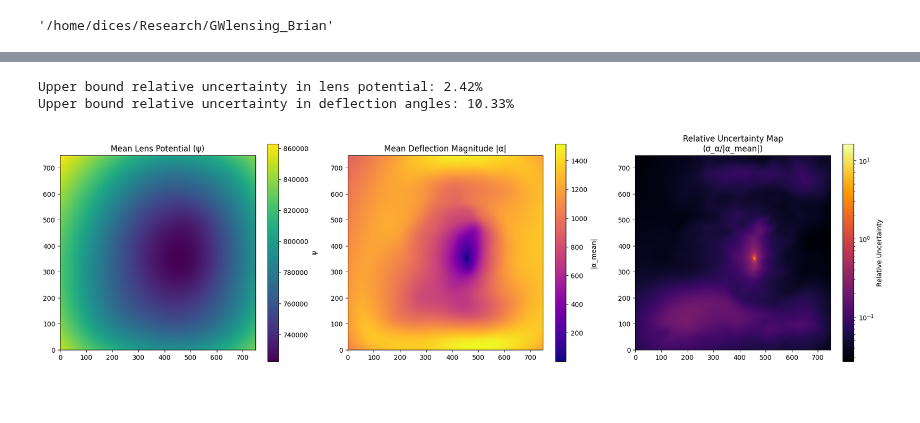
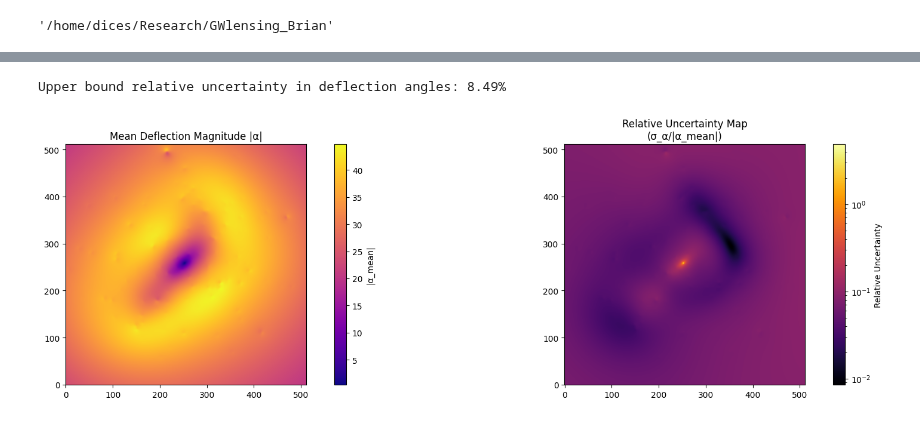
Before and after one commit to diceandcats/GWlensing_Brian, a Jupyter notebook: uncertainty.ipynb, the cells around one changed output, grey strips where cells are left out. Drawn from its saved outputs; the diff is of its cells as text; code cells hidden in the pictures; blank space fills up the shorter version.

```diff
--- a/uncertainty.ipynb
+++ b/uncertainty.ipynb
@@ -37,41 +47,48 @@ Found 0 FITS files.
 # %%
-# --- Step 1: Compute mean and standard deviation for the lens potential maps ---
-phi_mean = np.mean(potentials, axis=0)
-phi_std  = np.std(potentials, axis=0, ddof=1)  # sample standard deviation
-# Compute relative uncertainty for the lens potential:
-# Use the absolute value of the mean potential to avoid division by zero.
-phi_mean_abs = np.abs(phi_mean)
-phi_mean_abs[phi_mean_abs == 0] = 1e-10  # avoid division by zero
-rel_uncertainty_phi = phi_std / phi_mean_abs
+# # --- Step 1: Compute mean and standard deviation for the lens potential maps ---
+# phi_mean = np.mean(potentials, axis=0)
+# phi_std  = np.std(potentials, axis=0, ddof=1)  # sample standard deviation
+# # Compute relative uncertainty for the lens potential:
+# # Use the absolute value of the mean potential to avoid division by zero.
+# phi_mean_abs = np.abs(phi_mean)
+# phi_mean_abs[phi_mean_abs == 0] = 1e-10  # avoid division by zero
+# rel_uncertainty_phi = phi_std / phi_mean_abs
 
-# Compute an overall upper bound uncertainty by taking the 84th percentile.
-upper_bound_fraction_phi = np.percentile(rel_uncertainty_phi, 84)
-upper_bound_percentage_phi = upper_bound_fraction_phi * 100
-print(f"Upper bound relative uncertainty in lens potential: {upper_bound_percentage_phi:.2f}%")
+# # Compute an overall upper bound uncertainty by taking the 84th percentile.
+# upper_bound_fraction_phi = np.percentile(rel_uncertainty_phi, 84)
+# upper_bound_percentage_phi = upper_bound_fraction_phi * 100
+# print(f"Upper bound relative uncertainty in lens potential: {upper_bound_percentage_phi:.2f}%")
 # --- Step 2: Compute deflection maps (alpha = gradient of psi) ---
 # Define pixel scales (adjust dx and dy to your units, e.g., arcsec per pixel)
-dx = 0.25  # adjust as needed
-dy = 0.25  # adjust as needed
 
-def compute_deflection(potential, dx, dy):
-    # np.gradient returns [dψ/dy, dψ/dx] for a 2D array.
-    dpsi_dy, dpsi_dx = np.gradient(potential, dy, dx)
-    # Return a two-channel array: first channel for x-component, second for y-component.
-    return np.stack((dpsi_dx, dpsi_dy), axis=-1)
+dx = 0.42  # adjust as needed
+dy = 0.42  # adjust as needed
 
-# plot the x and y components of the deflection angle
-deflection = compute_deflection(phi_mean, dx, dy)
+# def compute_deflection(potential, dx, dy):
+#     # np.gradient returns [dψ/dy, dψ/dx] for a 2D array.
+#     dpsi_dy, dpsi_dx = np.gradient(potential, dy, dx)
+#     # Return a two-channel array: first channel for x-component, second for y-component.
+#     return np.stack((dpsi_dx, dpsi_dy), axis=-1)
+
+# # plot the x and y components of the deflection angle
+# deflection = compute_deflection(phi_mean, dx, dy)
 
 
 
-# Calculate deflection maps for each realization.
+# # Calculate deflection maps for each realization.
+# alpha_maps = np.empty((N_files, H, W, 2))
+# for i in range(N_files):
+#     alpha_maps[i] = compute_deflection(potentials[i], dx, dy)
+
 alpha_maps = np.empty((N_files, H, W, 2))
 for i in range(N_files):
-    alpha_maps[i] = compute_deflection(potentials[i], dx, dy)
+    dx_map = fits.getdata(file_list_x[i])
+    dy_map = fits.getdata(file_list_y[i])
+    alpha_maps[i] = np.stack((dx_map, dy_map), axis=-1)
 
 # --- Step 3: Compute ensemble statistics for deflection maps ---
-alpha_mean = np.mean(alpha_maps, axis=0)   # shape: (H, W, 2)
-alpha_std  = np.std(alpha_maps, axis=0, ddof=1)  # shape: (H, W, 2)
+alpha_mean = np.mean(alpha_maps, axis=0)
+alpha_std  = np.std(alpha_maps, axis=0, ddof=1)
 
 # --- Step 4: Compute relative uncertainty on deflection maps ---
 # Compute the magnitude of the mean deflection and its standard deviation.
@@ -90,45 +107,40 @@ upper_bound_percentage = upper_bound_fraction * 100
 print(f"Upper bound relative uncertainty in deflection angles: {upper_bound_percentage:.2f}%")
 
 # --- Optional: Visualization ---
-fig, axes = plt.subplots(1, 3, figsize=(18, 5))
+fig, axes = plt.subplots(1, 2, figsize=(18, 5))
 
-im0 = axes[0].imshow(phi_mean, origin='lower', cmap='viridis')
-axes[0].set_title("Mean Lens Potential (ψ)")
-plt.colorbar(im0, ax=axes[0], label="ψ")
+im1 = axes[0].imshow(alpha_mean_mag, origin='lower', cmap='plasma')
+axes[0].set_title("Mean Deflection Magnitude |α|")
+plt.colorbar(im1, ax=axes[0], label="|α_mean|")
 
-im1 = axes[1].imshow(alpha_mean_mag, origin='lower', cmap='plasma')
-axes[1].set_title("Mean Deflection Magnitude |α|")
-plt.colorbar(im1, ax=axes[1], label="|α_mean|")
-
-im2 = axes[2].imshow(relative_uncertainty, origin='lower', cmap='inferno', norm=LogNorm())
-axes[2].set_title("Relative Uncertainty Map\n(σ_α/|α_mean|)")
-plt.colorbar(im2, ax=axes[2], label="Relative Uncertainty")
+im2 = axes[1].imshow(relative_uncertainty, origin='lower', cmap='inferno', norm=LogNorm())
+axes[1].set_title("Relative Uncertainty Map\n(σ_α/|α_mean|)")
+plt.colorbar(im2, ax=axes[1], label="Relative Uncertainty")
 
 plt.tight_layout()
 plt.show()
 
 # Extract x and y components of the ensemble mean and std
 alpha_mean_x = alpha_mean[:, :, 0]
 alpha_std_x  = alpha_std[:, :, 0]
 
 alpha_mean_y = alpha_mean[:, :, 1]
 alpha_std_y  = alpha_std[:, :, 1]
 
 # Avoid division by zero: if a mean component is zero, set it to a small value.
 alpha_mean_x_safe = np.where(np.abs(alpha_mean_x) < 1e-10, 1e-10, alpha_mean_x)
 alpha_mean_y_safe = np.where(np.abs(alpha_mean_y) < 1e-10, 1e-10, alpha_mean_y)
 
 # Compute relative uncertainties (per pixel) for each component:
 rel_unc_x = alpha_std_x / np.abs(alpha_mean_x_safe)
 rel_unc_y = alpha_std_y / np.abs(alpha_mean_y_safe)
 
 # Compute an overall upper bound uncertainty (e.g., the 84th percentile) for each component:
 upper_bound_rel_unc_x = np.percentile(rel_unc_x, 84) * 100  # as a percentage
 upper_bound_rel_unc_y = np.percentile(rel_unc_y, 84) * 100  # as a percentage
 
 print(f"Upper bound relative uncertainty in α_x: {upper_bound_rel_unc_x:.2f}%")
 print(f"Upper bound relative uncertainty in α_y: {upper_bound_rel_unc_y:.2f}%")
 # %% [output]
-Upper bound relative uncertainty in lens potential: 2.42%
-Upper bound relative uncertainty in deflection angles: 10.33%
+Upper bound relative uncertainty in deflection angles: 8.49%
-[figure, old version]
+[figure, new version]
```
Also changed, not shown: parts of 2 cells of this notebook, 2 other files.
